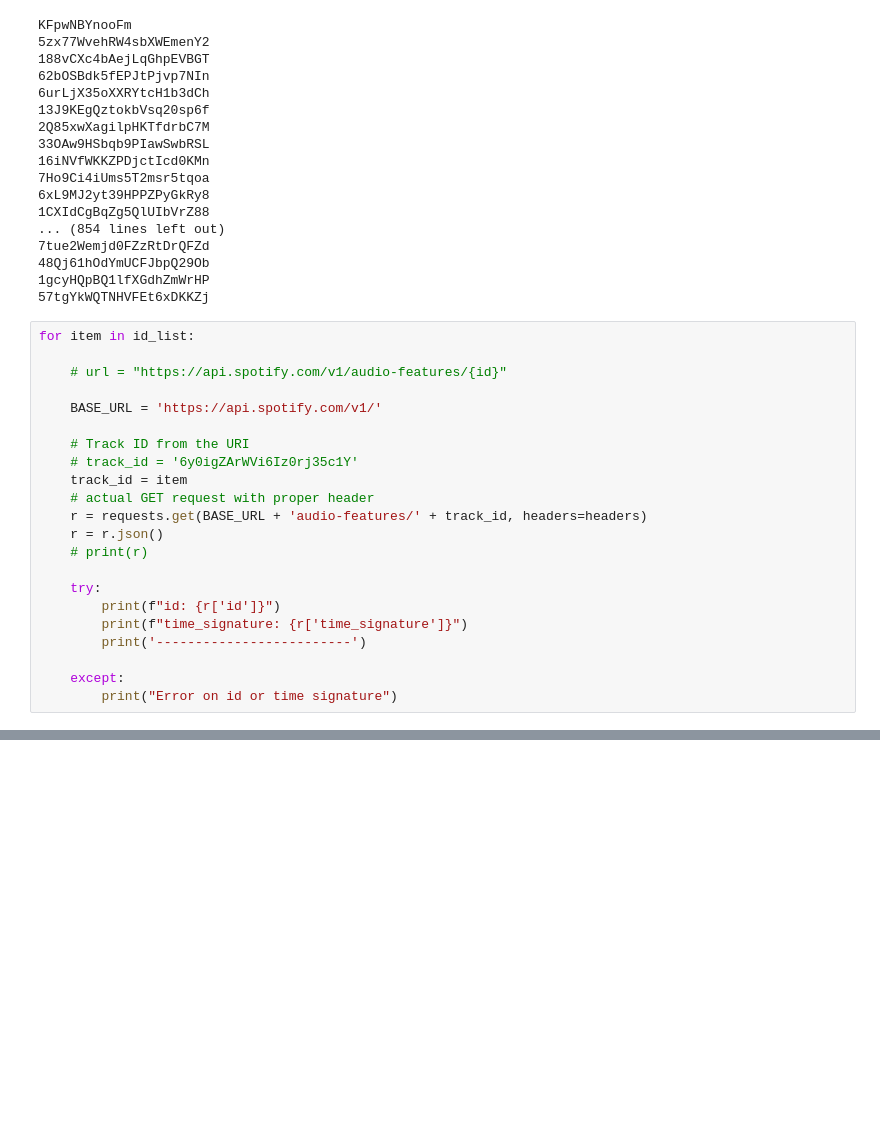
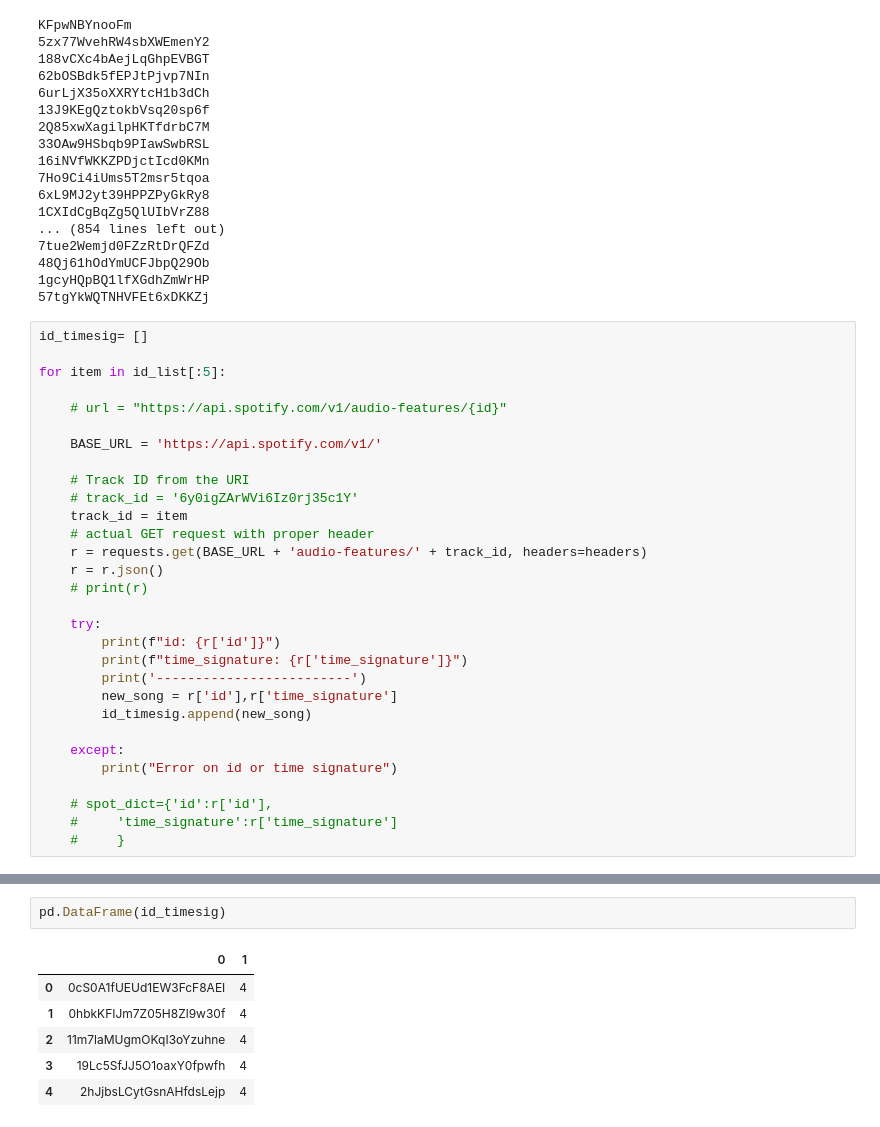
Before and after one commit to annabelcheong/music_lib, a Jupyter notebook: music.ipynb, the cells around one changed output, grey strips where cells are left out. Saved outputs shown, nothing was run; the diff lists cells and outputs as text; blank space fills up the shorter version.

Commit message:
successfully got the timesignature into a dataframe

```diff
--- a/music.ipynb
+++ b/music.ipynb
@@ -190,7 +190,9 @@ KFpwNBYnooFm
 1gcyHQpBQ1lfXGdhZmWrHP
 57tgYkWQTNHVFEt6xDKKZj
 # %%
-for item in id_list:
+id_timesig= []
+
+for item in id_list[:5]:
 
     # url = "https://api.spotify.com/v1/audio-features/{id}"
 
@@ -208,7 +210,13 @@ for item in id_list:
         print(f"id: {r['id']}")
         print(f"time_signature: {r['time_signature']}")
         print('-------------------------')
+        new_song = r['id'],r['time_signature']
+        id_timesig.append(new_song)
 
     except:
         print("Error on id or time signature")
+
+    # spot_dict={'id':r['id'],
+    #     'time_signature':r['time_signature']
+    #     }
 # %% [output]
@@ -232,0 +246,9 @@ KeyboardInterrupt:
+# %%
+pd.DataFrame(id_timesig)
+# %% [output]
+|  | 0 | 1 |
+| 0 | 0cS0A1fUEUd1EW3FcF8AEI | 4 |
+| 1 | 0hbkKFIJm7Z05H8Zl9w30f | 4 |
+| 2 | 11m7laMUgmOKqI3oYzuhne | 4 |
+| 3 | 19Lc5SfJJ5O1oaxY0fpwfh | 4 |
+| 4 | 2hJjbsLCytGsnAHfdsLejp | 4 |
```
Also changed, not shown: parts of 3 cells of this notebook.
